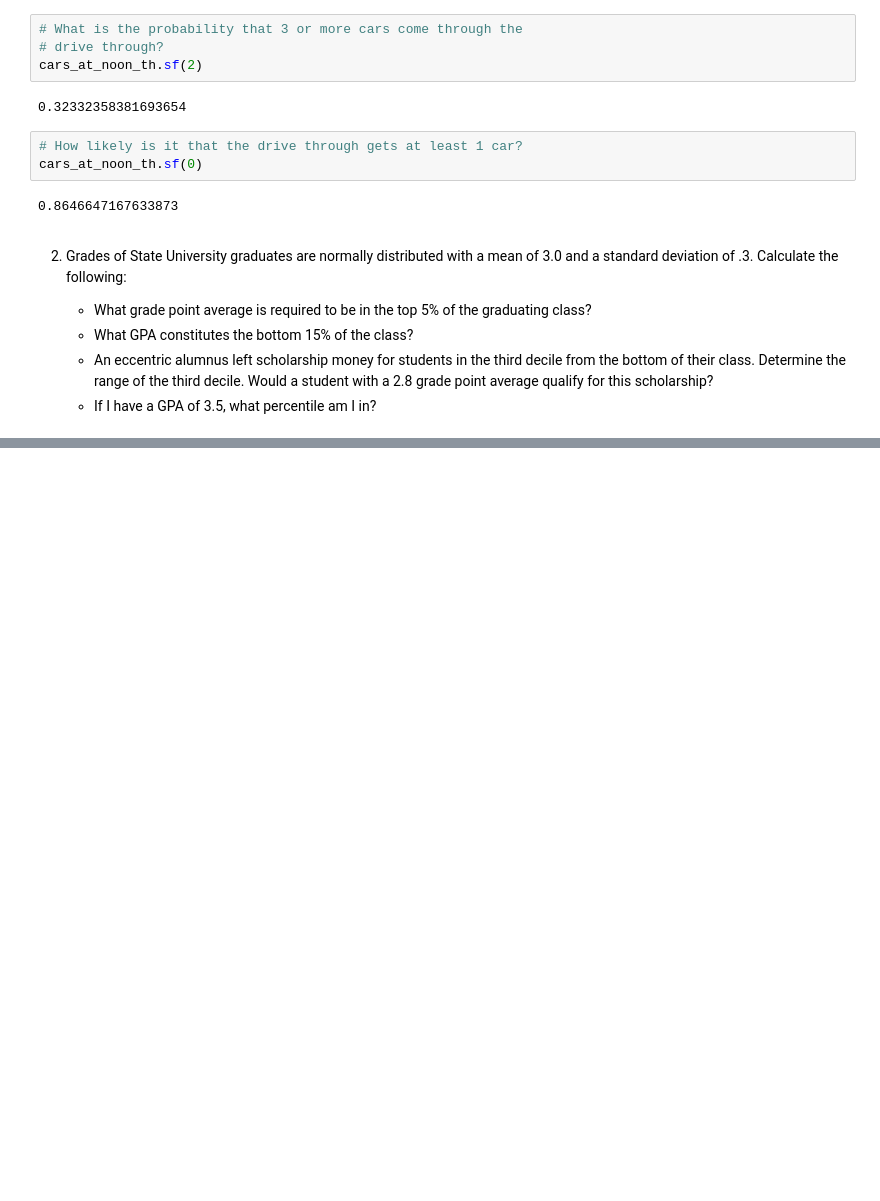
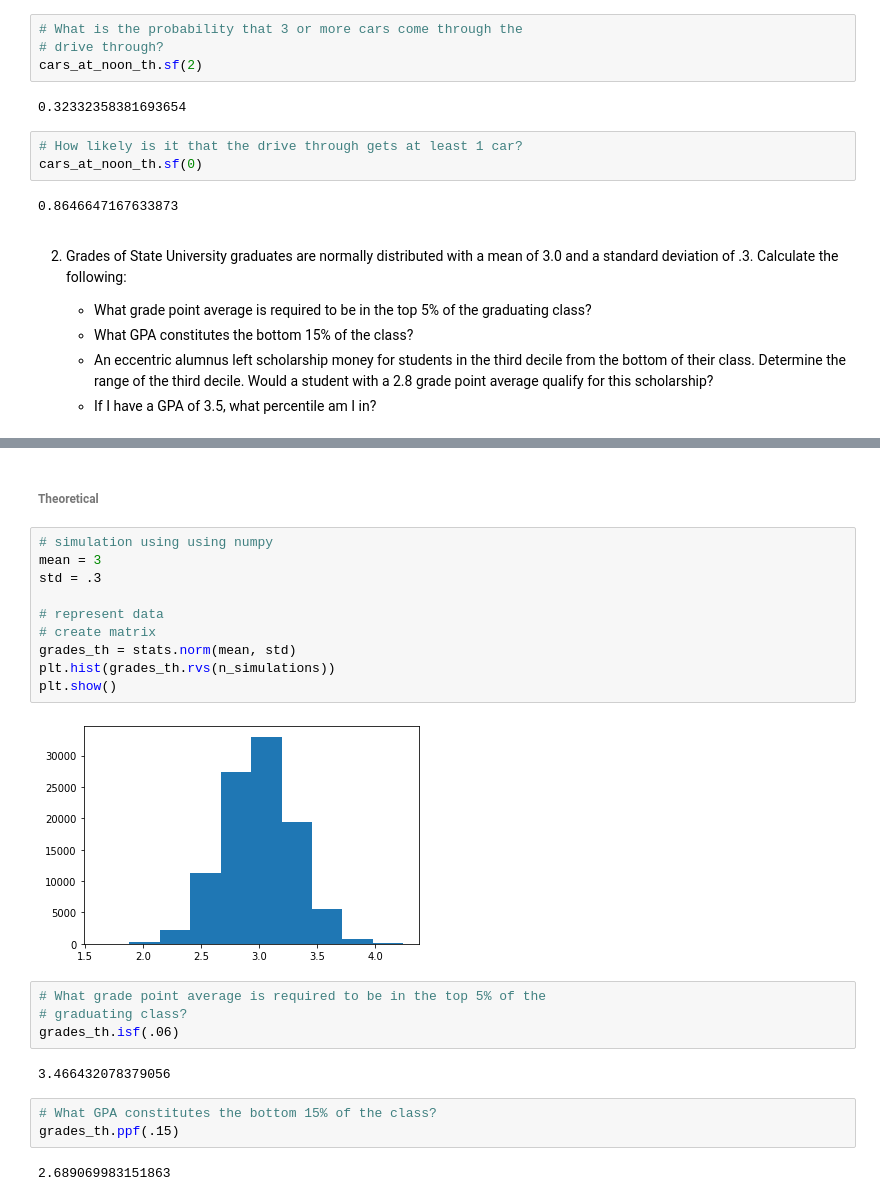
Before and after one commit to aleclhartman/statistics-exercises, a Jupyter notebook: probability_distributions.ipynb, the cells around one changed output, grey strips where cells are left out. Cells and saved outputs as stored; diff of their text form; blank space fills up the shorter version.

```diff
--- a/probability_distributions.ipynb
+++ b/probability_distributions.ipynb
@@ -113,0 +128,25 @@ cars_at_noon_th.sf(0)
+# %% [markdown]
+###### Theoretical
+# %%
+# simulation using using numpy
+mean = 3
+std = .3
+
+# represent data
+# create matrix
+grades_th = stats.norm(mean, std)
+plt.hist(grades_th.rvs(n_simulations))
+plt.show()
+# %% [output]
+[figure, added]
+# %%
+# What grade point average is required to be in the top 5% of the
+# graduating class?
+grades_th.isf(.06)
+# %% [output]
+3.466432078379056
+# %%
+# What GPA constitutes the bottom 15% of the class?
+grades_th.ppf(.15)
+# %% [output]
+2.689069983151863
```
Also changed, not shown: parts of 15 cells of this notebook.
